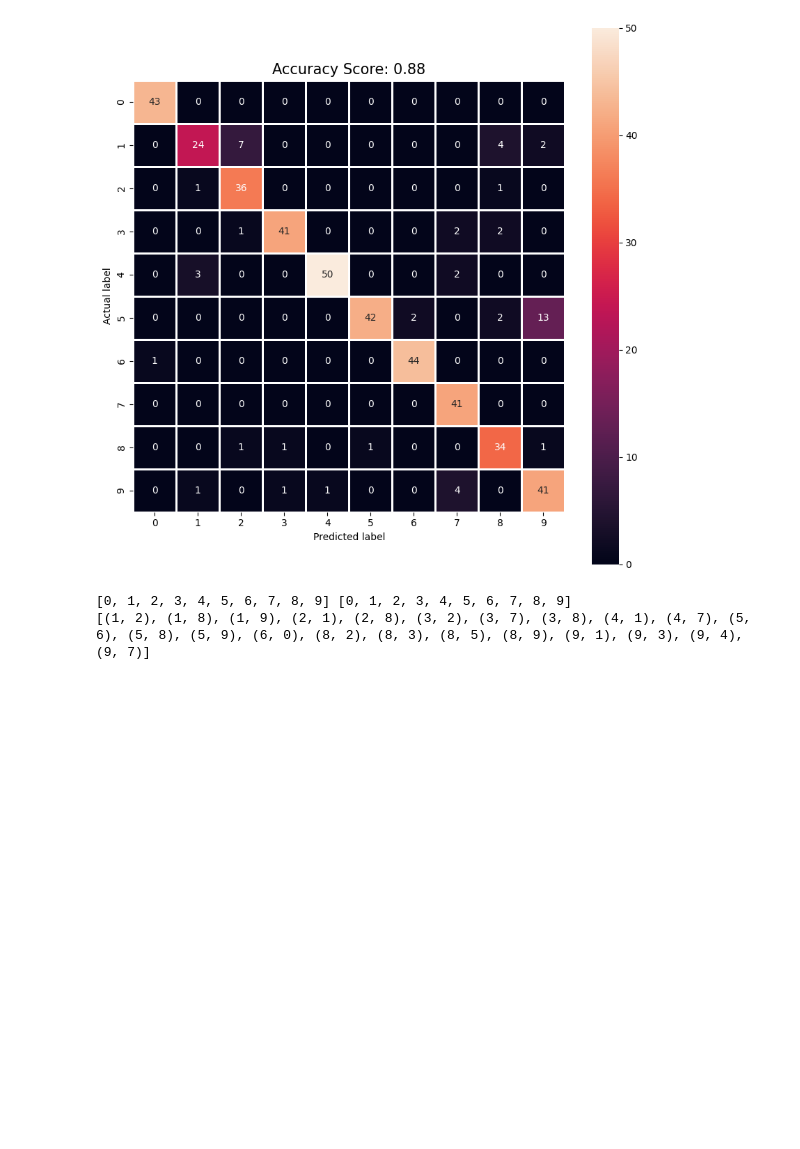
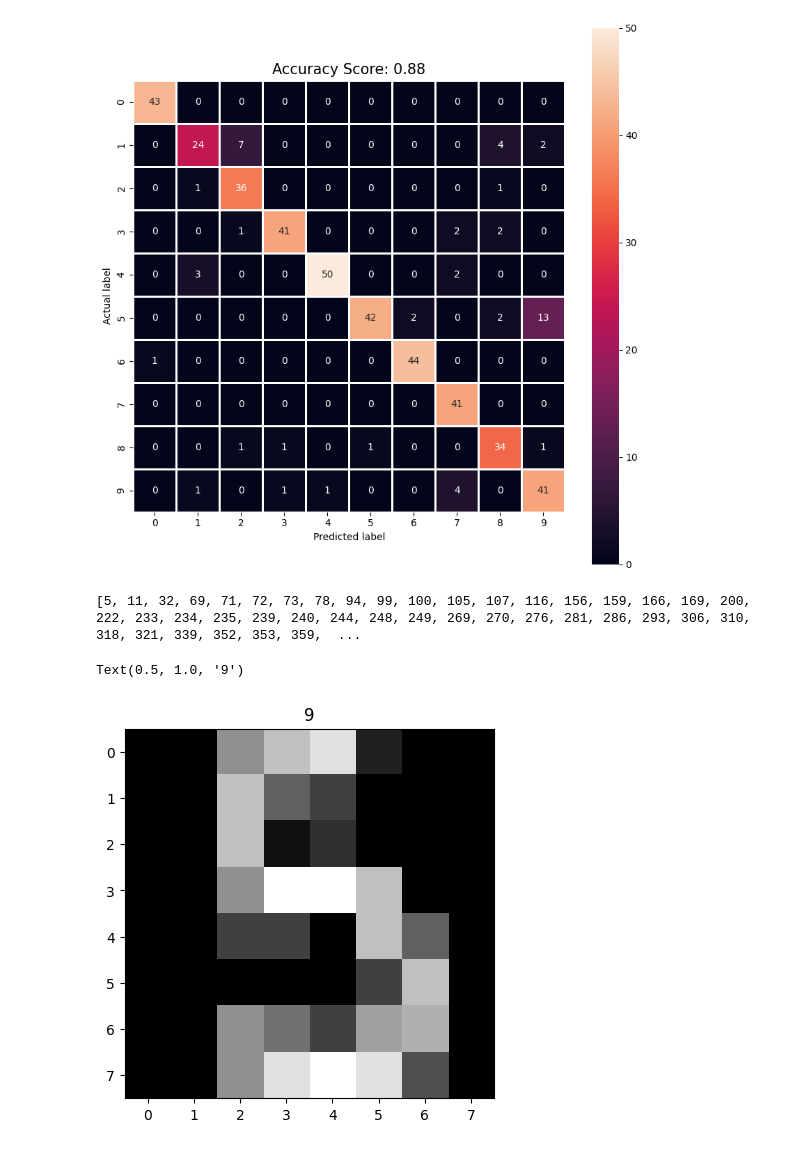
Before and after one commit to mario3219/machine-learning-excercises, a Jupyter notebook: LogisticRegression_smalldigits.ipynb, the cells around one changed output. Drawn from its saved outputs; the diff is of its cells as text; code cells hidden in the pictures; blank space fills up the shorter version.

```diff
--- a/LogisticRegression_smalldigits.ipynb
+++ b/LogisticRegression_smalldigits.ipynb
@@ -105,21 +98,34 @@ plt.title('Accuracy Score: {0}'.format(score), size = 15);
 # %%
 # Find the image corresponding to a mis-classified digit:
 # insert code here
 
 rows = np.arange(0,len(cm[0]),1).tolist()
 columns = np.arange(0,len(cm),1).tolist()
-print(rows, columns)
 
 wrong_digits = []
+sum_missclassified_digits = 0
 for row in rows:
     for column in columns:
         if row == column:
             pass
         else:
             if not cm[row][column] == 0:
                 wrong_digits.append((row, column))
+                sum_missclassified_digits += cm[row][column]
 
-print(wrong_digits)
+indexes = np.arange(0,len(predictions),1)
+wrong_labelled_images = []
+for index in indexes:
+    if y_test[index] != predictions[index]:
+        wrong_labelled_images.append(index)
+
+#print(len(wrong_labelled_images), sum_missclassified_digits) 54 miss-classified digits
+print(wrong_labelled_images)
+index = 71 #pick an index of the image you wish to show from wrong_labelled_images
+
+plt.imshow(np.reshape(x_test[index,:], (8,8)), cmap=plt.cm.gray)
+plt.title(predictions[index])
 # %% [output]
-[0, 1, 2, 3, 4, 5, 6, 7, 8, 9] [0, 1, 2, 3, 4, 5, 6, 7, 8, 9]
-[(1, 2), (1, 8), (1, 9), (2, 1), (2, 8), (3, 2), (3, 7), (3, 8), (4, 1), (4, 7), (5, 6), (5, 8), (5, 9), (6, 0), (8, 2), (8, 3), (8, 5), (8, 9), (9, 1), (9, 3), (9, 4), (9, 7)]
+[5, 11, 32, 69, 71, 72, 73, 78, 94, 99, 100, 105, 107, 116, 156, 159, 166, 169, 200, 222, 233, 234, 235, 239, 240, 244, 248, 249, 269, 270, 276, 281, 286, 293, 306, 310, 318, 321, 339, 352, 353, 359,  ...
+Text(0.5, 1.0, '9')
+[figure, added]
```
Also changed, not shown: parts of 2 cells of this notebook.
